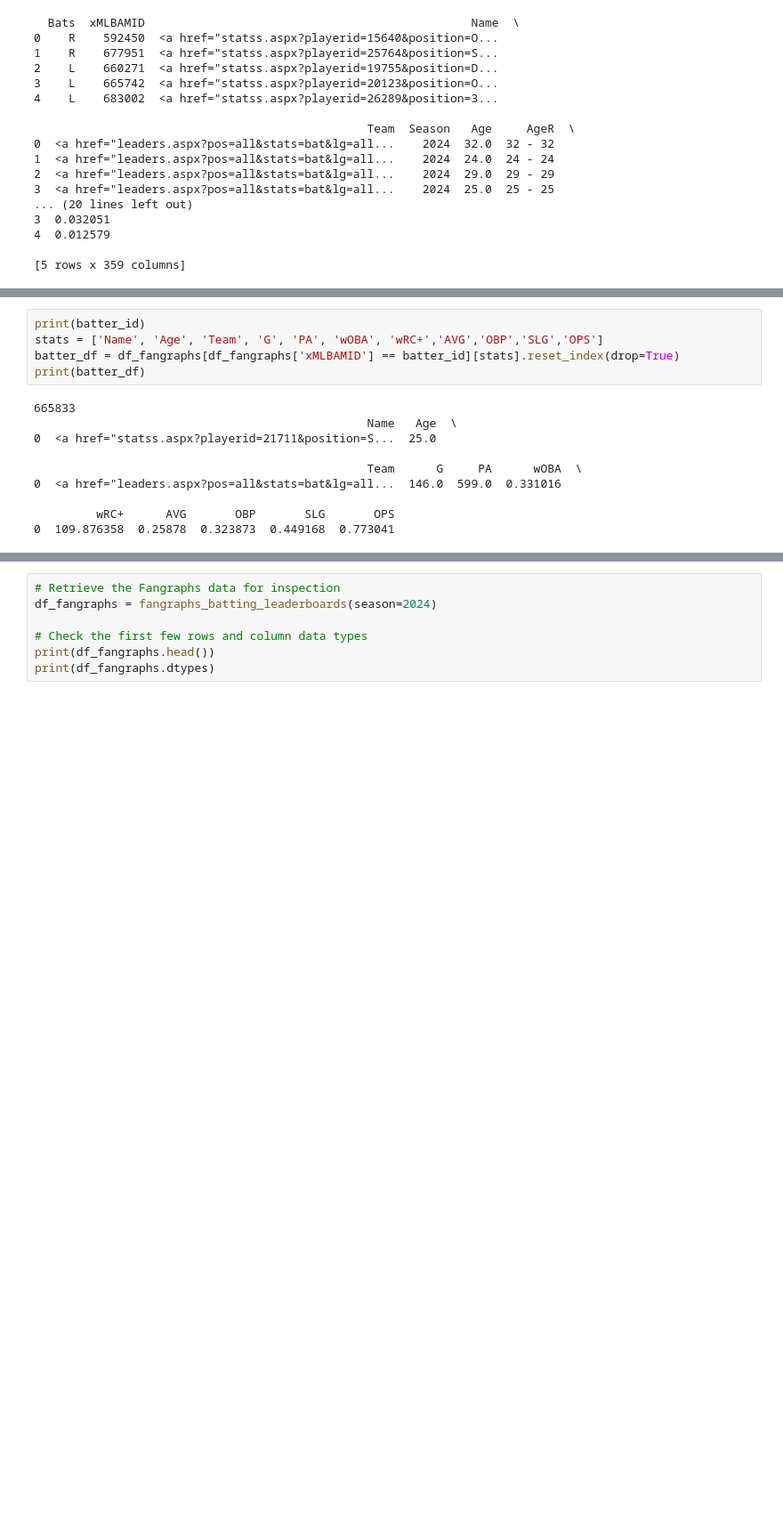
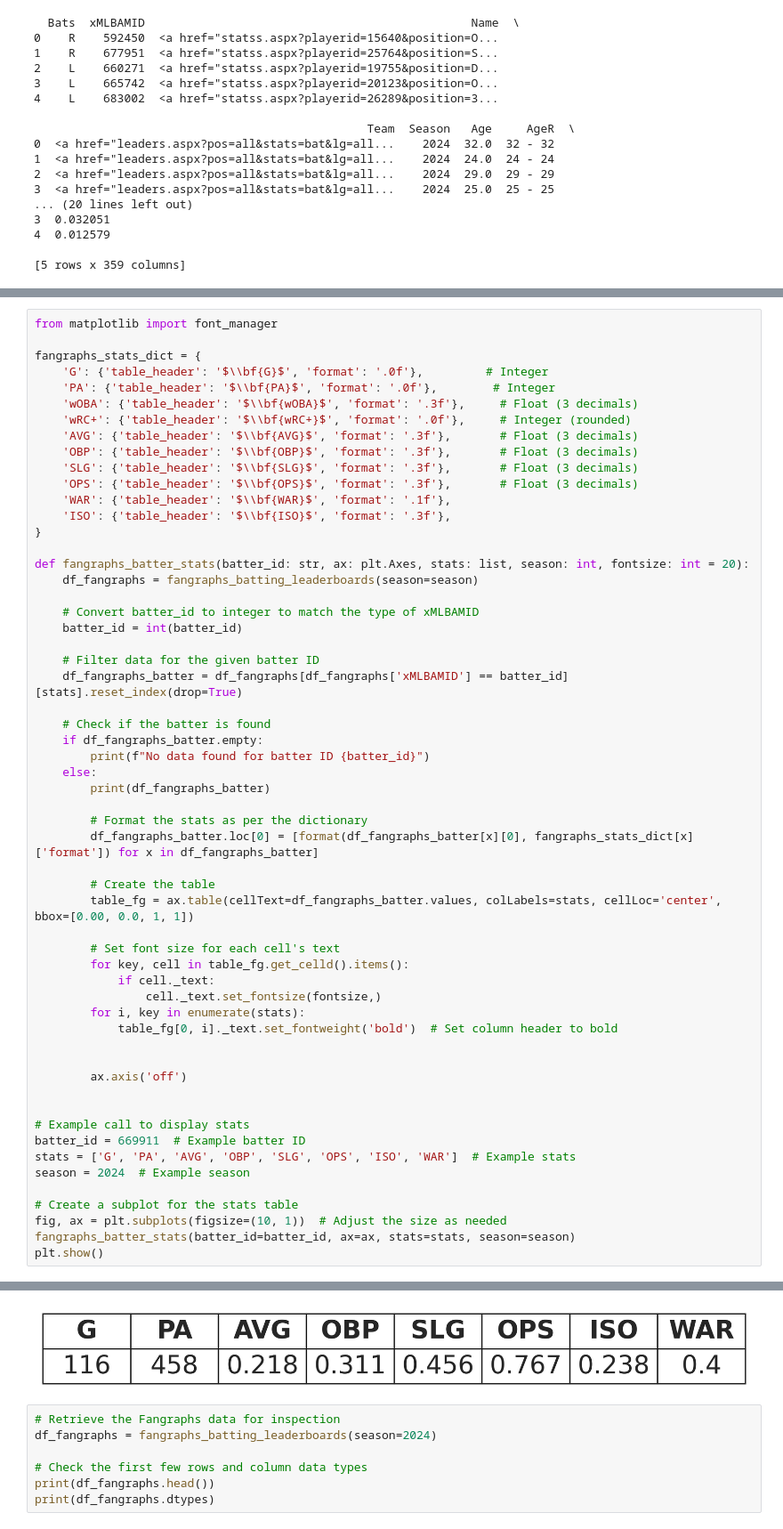
Before and after one commit to jshelty/JLukeSports, a Jupyter notebook: JLukeHitterCard.ipynb, the cells around one changed output, grey strips where cells are left out. Shown at 89% size. Saved outputs shown, nothing was run; the diff lists cells and outputs as text; blank space fills up the shorter version.

```diff
--- a/JLukeHitterCard.ipynb
+++ b/JLukeHitterCard.ipynb
@@ -198,15 +298,58 @@ fangraphs_batter_stats(batter_id = batter_id,
-# %%
-print(batter_id)
-stats = ['Name', 'Age', 'Team', 'G', 'PA', 'wOBA', 'wRC+','AVG','OBP','SLG','OPS']
-batter_df = df_fangraphs[df_fangraphs['xMLBAMID'] == batter_id][stats].reset_index(drop=True)
-print(batter_df)
-# %% [output]
-665833
-                                                Name   Age  \
-0  <a href="statss.aspx?playerid=21711&position=S...  25.0
-
-                                                Team      G     PA      wOBA  \
-0  <a href="leaders.aspx?pos=all&stats=bat&lg=all...  146.0  599.0  0.331016
-
-         wRC+      AVG       OBP       SLG       OPS
-0  109.876358  0.25878  0.323873  0.449168  0.773041
+# %%
+from matplotlib import font_manager
+
+fangraphs_stats_dict = {
+    'G': {'table_header': '$\\bf{G}$', 'format': '.0f'},         # Integer
+    'PA': {'table_header': '$\\bf{PA}$', 'format': '.0f'},        # Integer
+    'wOBA': {'table_header': '$\\bf{wOBA}$', 'format': '.3f'},     # Float (3 decimals)
+    'wRC+': {'table_header': '$\\bf{wRC+}$', 'format': '.0f'},     # Integer (rounded)
+    'AVG': {'table_header': '$\\bf{AVG}$', 'format': '.3f'},       # Float (3 decimals)
+    'OBP': {'table_header': '$\\bf{OBP}$', 'format': '.3f'},       # Float (3 decimals)
+    'SLG': {'table_header': '$\\bf{SLG}$', 'format': '.3f'},       # Float (3 decimals)
+    'OPS': {'table_header': '$\\bf{OPS}$', 'format': '.3f'},       # Float (3 decimals)
+    'WAR': {'table_header': '$\\bf{WAR}$', 'format': '.1f'},
+    'ISO': {'table_header': '$\\bf{ISO}$', 'format': '.3f'},
+}
+
+def fangraphs_batter_stats(batter_id: str, ax: plt.Axes, stats: list, season: int, fontsize: int = 20):
+    df_fangraphs = fangraphs_batting_leaderboards(season=season)
+
+    # Convert batter_id to integer to match the type of xMLBAMID
+    batter_id = int(batter_id)
+
+    # Filter data for the given batter ID
+    df_fangraphs_batter = df_fangraphs[df_fangraphs['xMLBAMID'] == batter_id][stats].reset_index(drop=True)
+
+    # Check if the batter is found
+    if df_fangraphs_batter.empty:
+        print(f"No data found for batter ID {batter_id}")
+    else:
+        print(df_fangraphs_batter)
+
+        # Format the stats as per the dictionary
+        df_fangraphs_batter.loc[0] = [format(df_fangraphs_batter[x][0], fangraphs_stats_dict[x]['format']) for x in df_fangraphs_batter]
+
+        # Create the table
+        table_fg = ax.table(cellText=df_fangraphs_batter.values, colLabels=stats, cellLoc='center', bbox=[0.00, 0.0, 1, 1])
+
+        # Set font size for each cell's text
+        for key, cell in table_fg.get_celld().items():
+            if cell._text:
+                cell._text.set_fontsize(fontsize,)
+        for i, key in enumerate(stats):
+            table_fg[0, i]._text.set_fontweight('bold')  # Set column header to bold
+
+
+        ax.axis('off')
+
+
+# Example call to display stats
+batter_id = 669911  # Example batter ID
+stats = ['G', 'PA', 'AVG', 'OBP', 'SLG', 'OPS', 'ISO', 'WAR']  # Example stats
+season = 2024  # Example season
+
+# Create a subplot for the stats table
+fig, ax = plt.subplots(figsize=(10, 1))  # Adjust the size as needed
+fangraphs_batter_stats(batter_id=batter_id, ax=ax, stats=stats, season=season)
+plt.show()
+# %% [output]
@@ -213,3 +358,4 @@ print(batter_df)
+[figure, added]
 # %%
 # Retrieve the Fangraphs data for inspection
 df_fangraphs = fangraphs_batting_leaderboards(season=2024)
```
Also changed, not shown: parts of 16 cells of this notebook.
